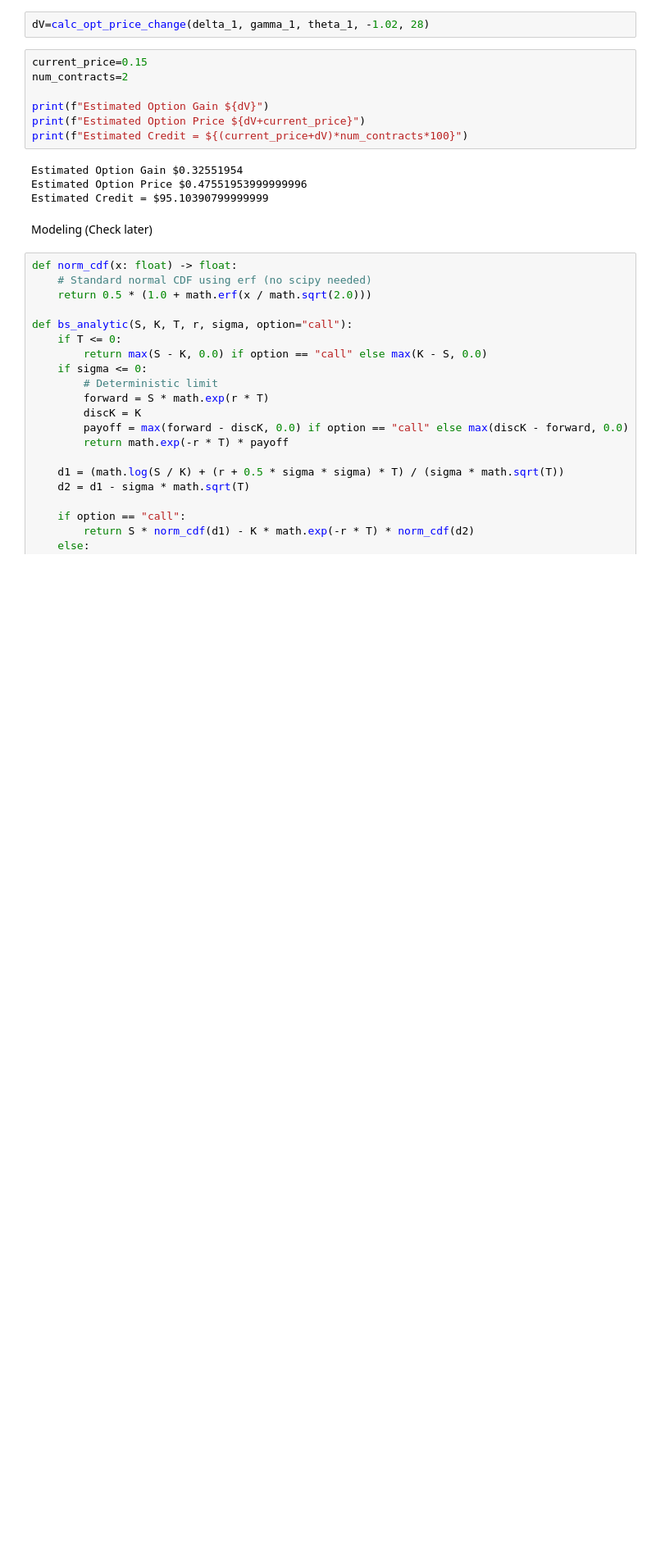
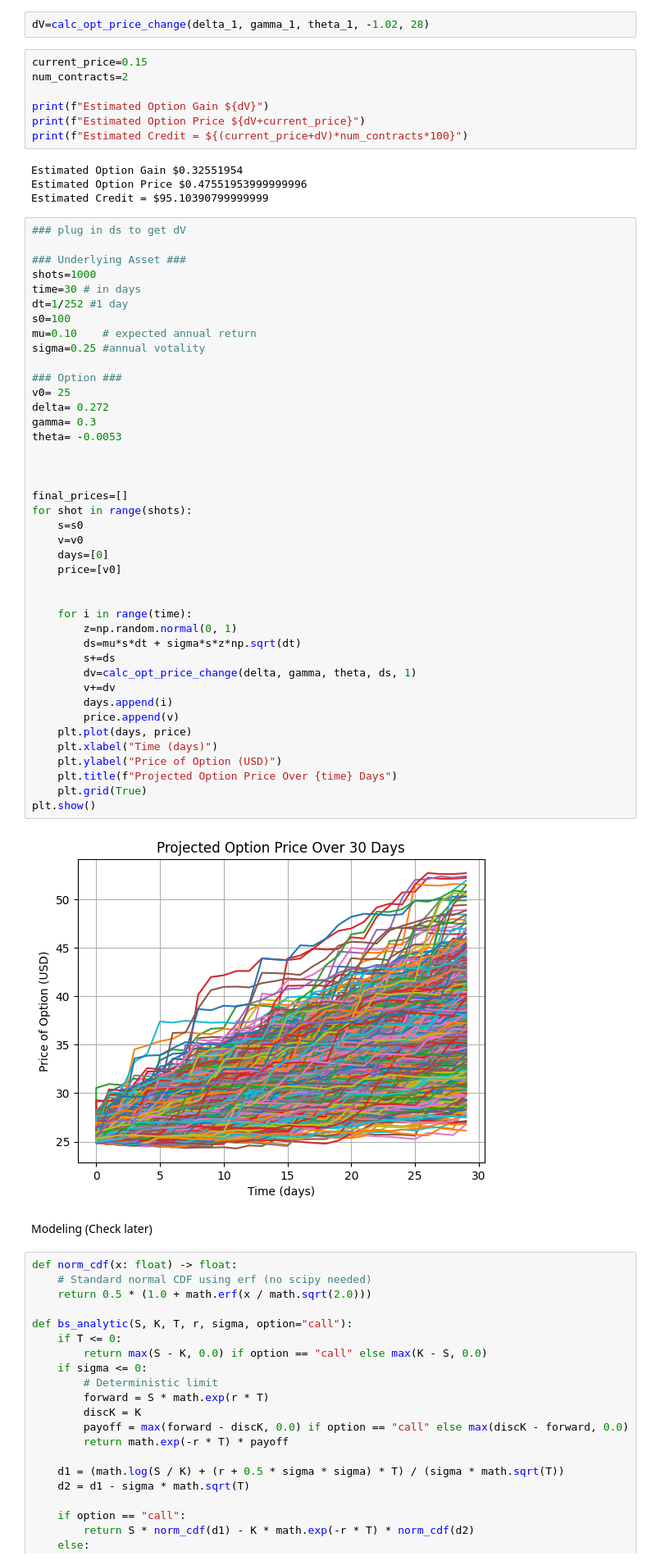
Before and after one commit to morik04/entropy-and-equity, a Jupyter notebook: src/Options_Modeling.ipynb, the cells around one changed output. Shown at 82% size. Saved outputs shown, nothing was run; the diff lists cells and outputs as text; blank space fills up the shorter version.

```diff
--- a/src/Options_Modeling.ipynb
+++ b/src/Options_Modeling.ipynb
@@ -32,6 +31,49 @@ print(f"Estimated Credit = ${(current_price+dV)*num_contracts*100}")
 Estimated Option Gain $0.32551954
 Estimated Option Price $0.47551953999999996
 Estimated Credit = $95.10390799999999
+# %%
+### plug in ds to get dV
+
+### Underlying Asset ###
+shots=1000
+time=30 # in days
+dt=1/252 #1 day
+s0=100
+mu=0.10    # expected annual return
+sigma=0.25 #annual votality
+
+### Option ###
+v0= 25
+delta= 0.272
+gamma= 0.3
+theta= -0.0053
+
+
+
+final_prices=[]
+for shot in range(shots):
+    s=s0
+    v=v0
+    days=[0]
+    price=[v0]
+
+
+    for i in range(time):
+        z=np.random.normal(0, 1)
+        ds=mu*s*dt + sigma*s*z*np.sqrt(dt)
+        s+=ds
+        dv=calc_opt_price_change(delta, gamma, theta, ds, 1)
+        v+=dv
+        days.append(i)
+        price.append(v)
+    plt.plot(days, price)
+    plt.xlabel("Time (days)")
+    plt.ylabel("Price of Option (USD)")
+    plt.title(f"Projected Option Price Over {time} Days")
+    plt.grid(True)
+plt.show()
+# %% [output]
+[figure, added]
 # %% [markdown]
 Modeling (Check later)
 # %%
```
Also changed, not shown: parts of 1 cell of this notebook, 2 other files.
